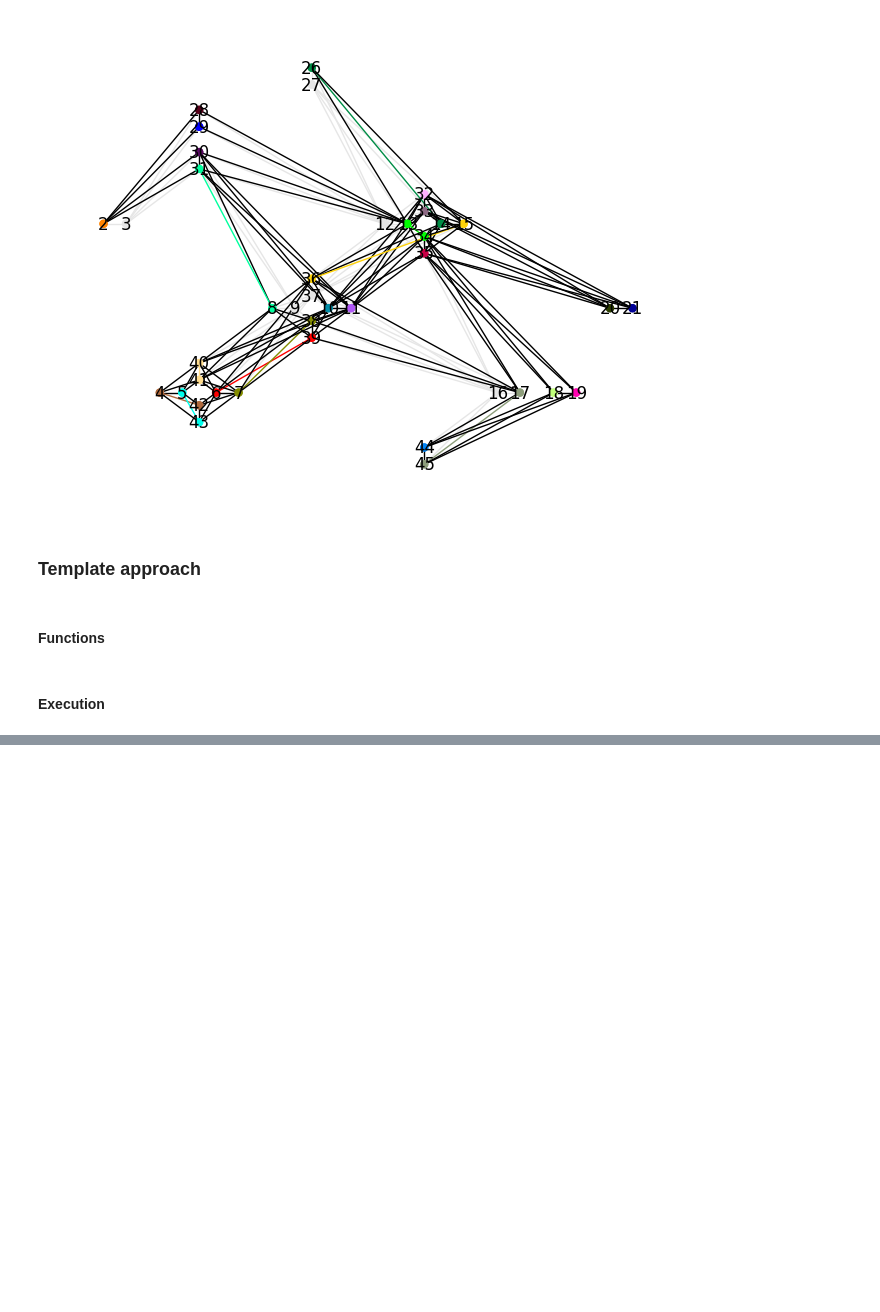
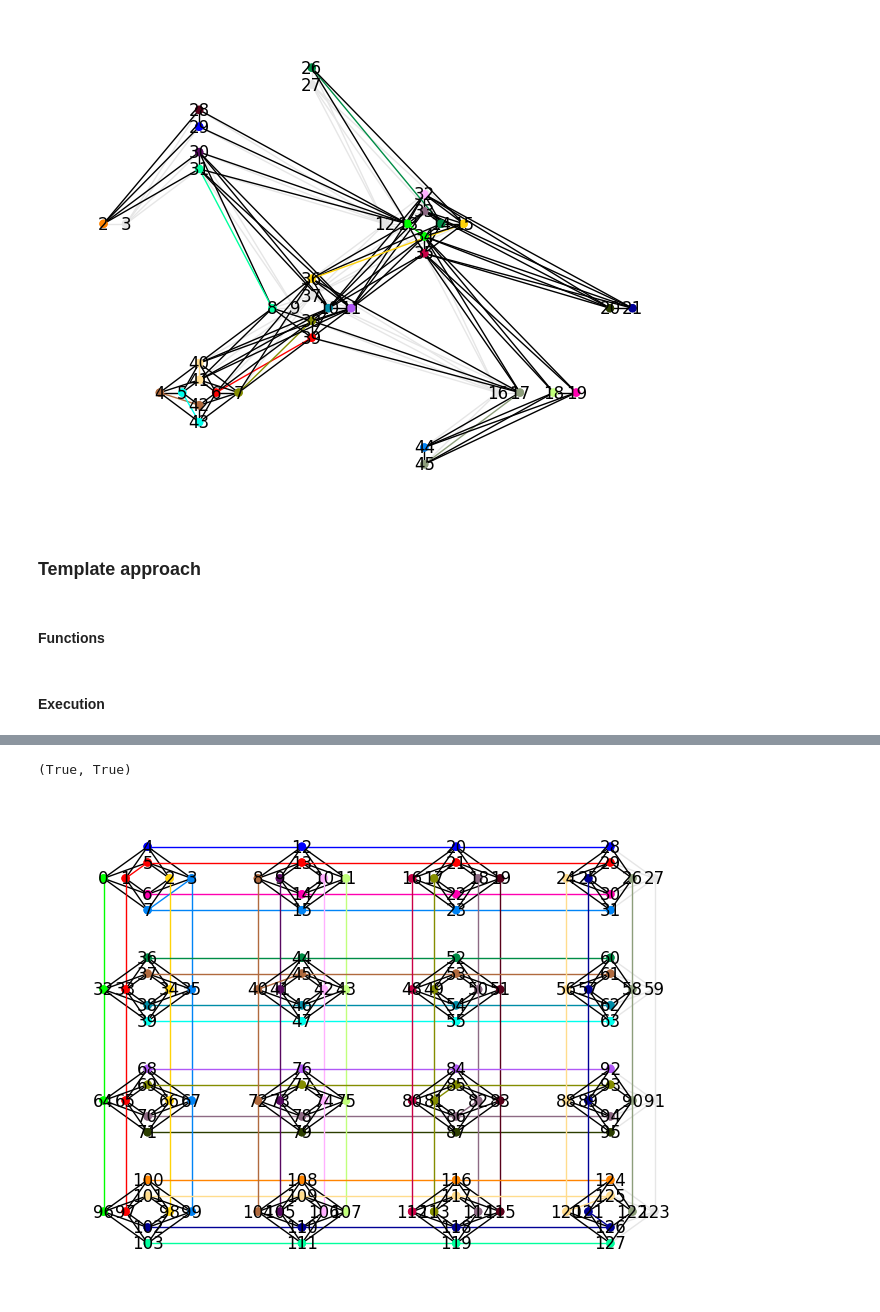
Before and after one commit to AndreaDiTrani/Quantum-Optimization-internship, a Jupyter notebook: pruning_embedding.ipynb, the cells around one changed output, grey strips where cells are left out. Drawn from its saved outputs; the diff is of its cells as text; code cells hidden in the pictures; blank space fills up the shorter version.

```diff
--- a/pruning_embedding.ipynb
+++ b/pruning_embedding.ipynb
@@ -1265,8 +1291,8 @@ k = 2
 y_dict, yp_dict = define_template_variables(graph2, k, model)
 # %%
 add_association_constraint(y_dict, yp_dict, graph2, model)
-add_gsize_constraint(y_dict, graph2, 10, k, model)
-add_nsp_constraint(y_dict, graph2)
+add_gsize_constraint(y_dict, graph2, 4*size, k, model)
+add_nsp_constraint(y_dict, graph2, model)
 # %%
 model.setObjective(sum(yp_dict.values()), GRB.MAXIMIZE)
 # %%
@@ -1291,0 +1318,3 @@ Best objective 1.700000000000e+01, best bound 1.700000000000e+01, gap 0.0000%
+# %%
+embed = postprocess_template(y_dict)
+embed
@@ -1291,0 +1365,13 @@ Best objective 1.700000000000e+01, best bound 1.700000000000e+01, gap 0.0000%
+# %%
+def postprocess_temp_embed(embed, left, right):
+    final = {}
+    for n in embed:
+        final[n] = []
+        for t in embed[n]:
+            if t[0] == 1:
+                final[n].extend(right[t])
+            else:
+                final[n].extend(left[t])
+    return final
+# %%
+final = postprocess_temp_embed(embed, left, right)
@@ -1291,0 +1398,8 @@ Best objective 1.700000000000e+01, best bound 1.700000000000e+01, gap 0.0000%
+# %%
+validate_embedding(final, target, graph2)
+# %% [output]
+(True, True)
+# %%
+dnx.draw_chimera_embedding(target, final, node_size=25, with_labels=True)
+# %% [output]
+[figure, added]
```
Also changed, not shown: parts of 26 cells of this notebook.
